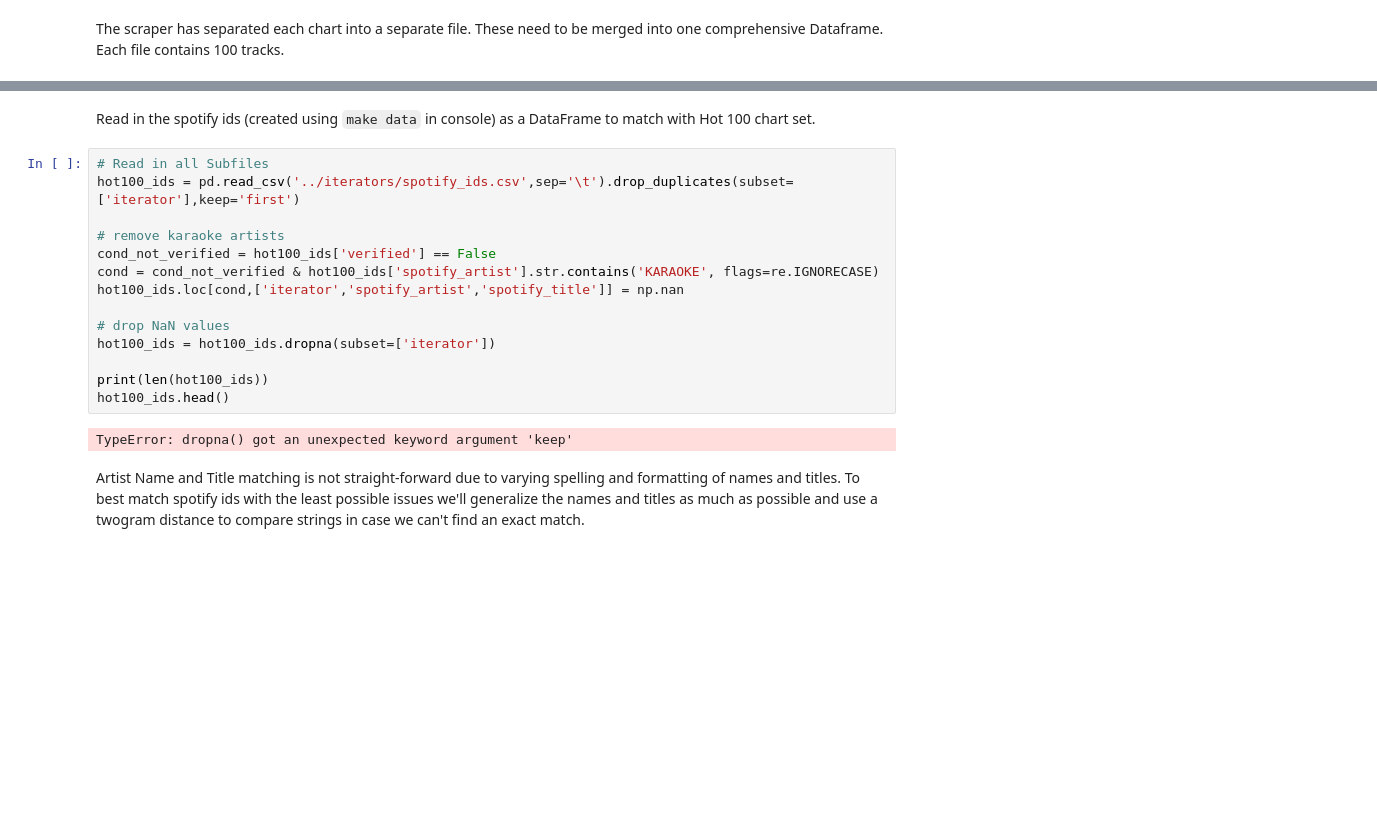
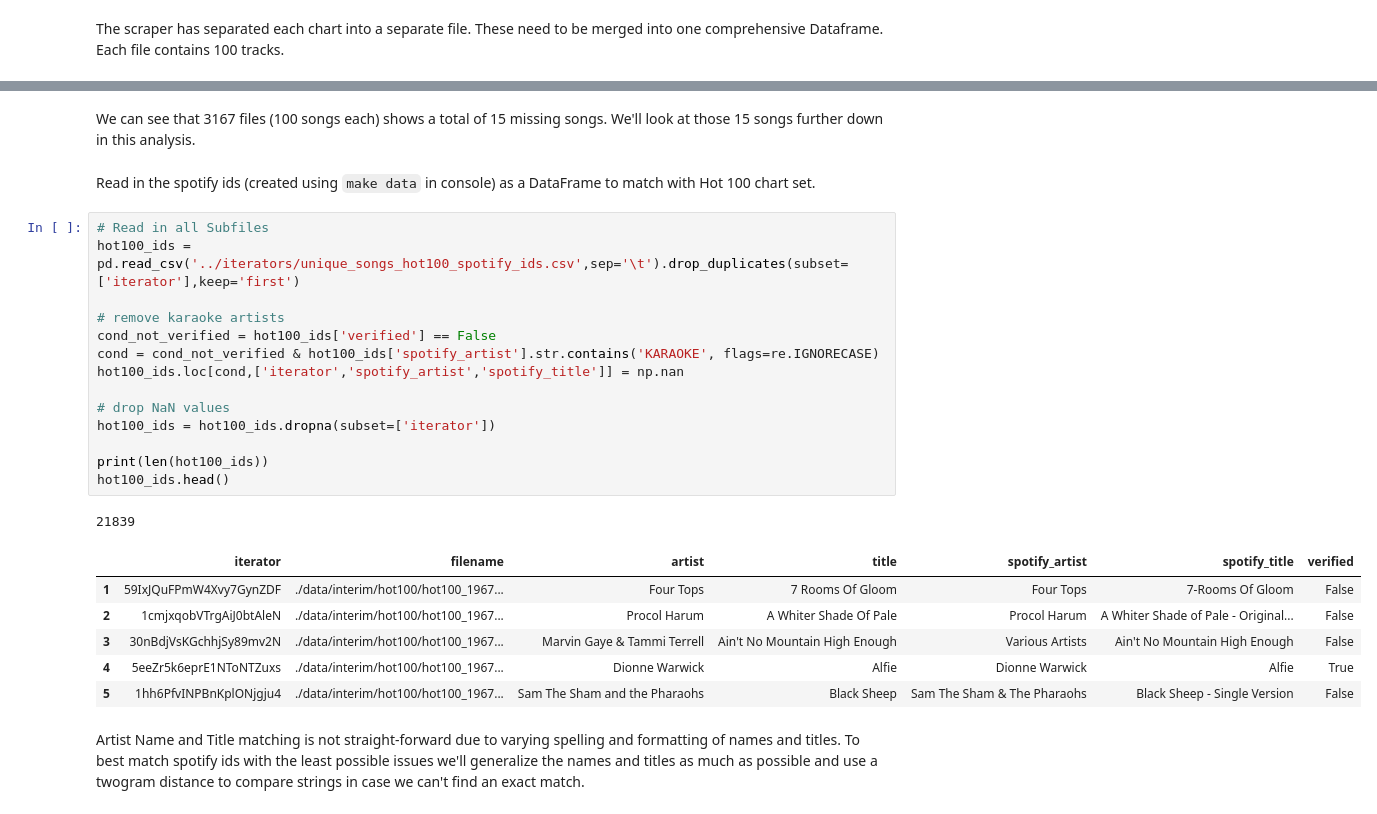
Before and after one commit to Germoe/hit-predictor, a Jupyter notebook: notebooks/_Step 2 Hot 100 Wrangling (Ground Truth).ipynb, the cells around one changed output, grey strips where cells are left out. Cells and saved outputs as stored; diff of their text form; blank space fills up the shorter version.

```diff
--- a/notebooks/_Step 2 Hot 100 Wrangling (Ground Truth).ipynb
+++ b/notebooks/_Step 2 Hot 100 Wrangling (Ground Truth).ipynb
@@ -42,24 +50,32 @@ The total number of songs is 315200.
 | 2 | 3 | 1967-07-08 | Can't Take My Eyes Off You | Frankie Valli |
 | 3 | 4 | 1967-07-08 | San Francisco (Be Sure To Wear Fl... | Scott McKenzie |
 | 4 | 5 | 1967-07-08 | Don't Sleep In The Subway | Petula Clark |
+# %% [markdown]
+We can see that 3167 files (100 songs each) shows a total of 15 missing songs. We'll look at those 15 songs further down in this analysis.
 # %% [markdown]
 Read in the spotify ids (created using `make data` in console) as a DataFrame to match with Hot 100 chart set.
 # %%
 # Read in all Subfiles
-hot100_ids = pd.read_csv('../iterators/spotify_ids.csv',sep='\t').drop_duplicates(subset=['iterator'],keep='first')
+hot100_ids = pd.read_csv('../iterators/unique_songs_hot100_spotify_ids.csv',sep='\t').drop_duplicates(subset=['iterator'],keep='first')
 
 # remove karaoke artists
 cond_not_verified = hot100_ids['verified'] == False
 cond = cond_not_verified & hot100_ids['spotify_artist'].str.contains('KARAOKE', flags=re.IGNORECASE)
 hot100_ids.loc[cond,['iterator','spotify_artist','spotify_title']] = np.nan
 
 # drop NaN values
 hot100_ids = hot100_ids.dropna(subset=['iterator'])
 
 print(len(hot100_ids))
 hot100_ids.head()
 # %% [output]
-TypeError: dropna() got an unexpected keyword argument 'keep'
+21839
+|  | iterator | filename | artist | title | spotify_artist | spotify_title | verified |
+| 1 | 59IxJQuFPmW4Xvy7GynZDF | ./data/interim/hot100/hot100_1967... | Four Tops | 7 Rooms Of Gloom | Four Tops | 7-Rooms Of Gloom | False |
+| 2 | 1cmjxqobVTrgAiJ0btAleN | ./data/interim/hot100/hot100_1967... | Procol Harum | A Whiter Shade Of Pale | Procol Harum | A Whiter Shade of Pale - Original... | False |
+| 3 | 30nBdjVsKGchhjSy89mv2N | ./data/interim/hot100/hot100_1967... | Marvin Gaye & Tammi Terrell | Ain't No Mountain High Enough | Various Artists | Ain't No Mountain High Enough | False |
+| 4 | 5eeZr5k6eprE1NToNTZuxs | ./data/interim/hot100/hot100_1967... | Dionne Warwick | Alfie | Dionne Warwick | Alfie | True |
+| 5 | 1hh6PfvINPBnKplONjgju4 | ./data/interim/hot100/hot100_1967... | Sam The Sham and the Pharaohs | Black Sheep | Sam The Sham & The Pharaohs | Black Sheep - Single Version | False |
 # %% [markdown]
 Artist Name and Title matching is not straight-forward due to varying spelling and formatting of names and titles. To best match spotify ids with the least possible issues we'll generalize the names and titles as much as possible and use a twogram distance to compare strings in case we can't find an exact match.
 # %%
```
Also changed, not shown: parts of 26 cells of this notebook.
